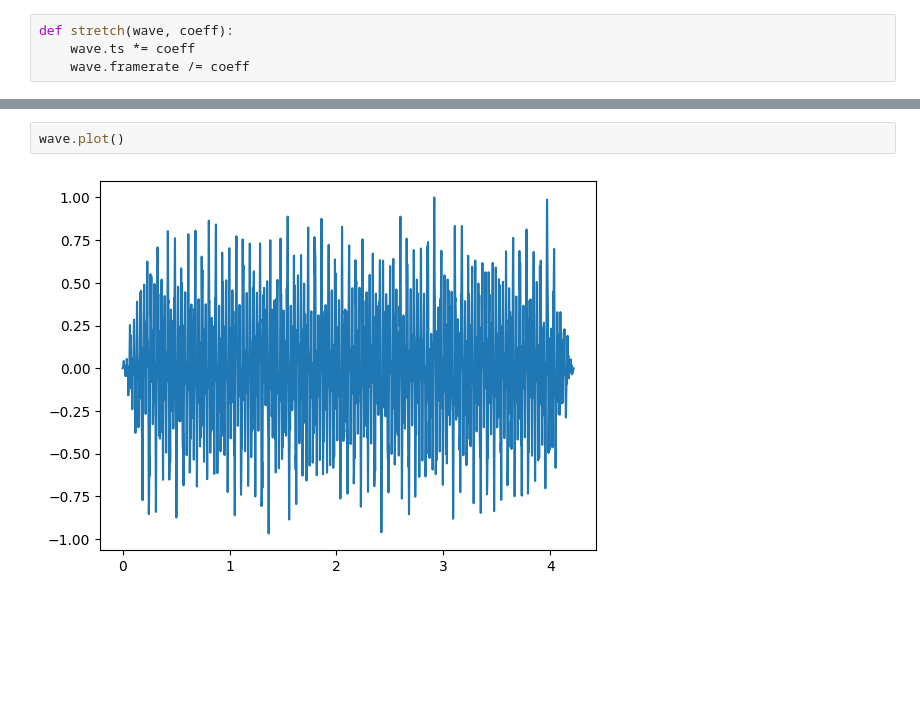
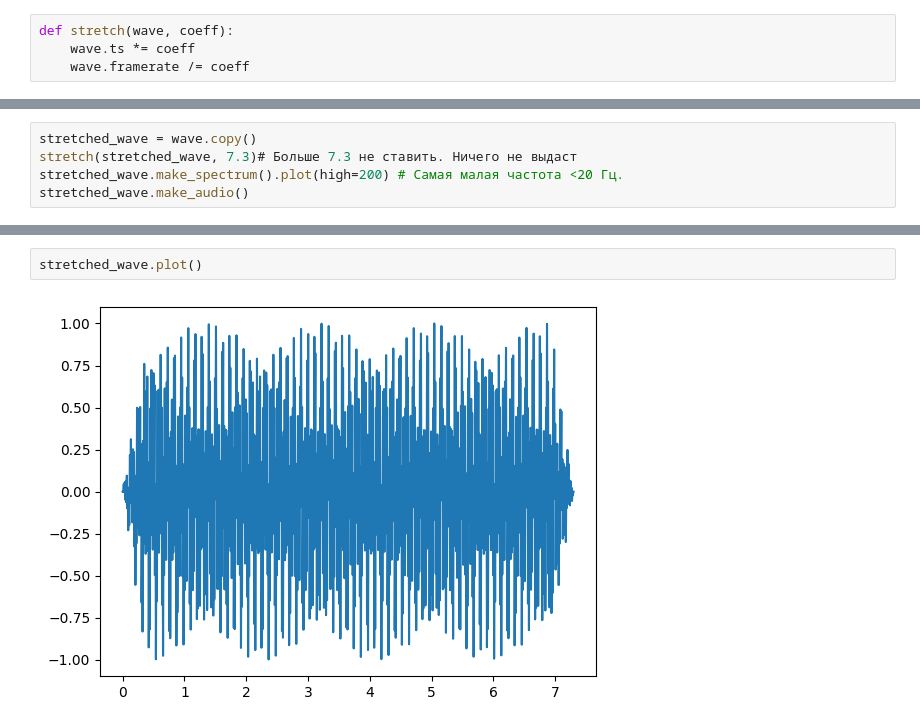
Before and after one commit to UrranQx/ThinkDSP, a Jupyter notebook: code/chap01.ipynb, the cells around one changed output, grey strips where cells are left out. Drawn from its saved outputs; the diff is of its cells as text; blank space fills up the shorter version.

```diff
--- a/code/chap01.ipynb
+++ b/code/chap01.ipynb
@@ -411,0 +407,5 @@ wave.make_audio()
+# %%
+stretched_wave = wave.copy()
+stretch(stretched_wave, 7.3)# Больше 7.3 не ставить. Ничего не выдаст
+stretched_wave.make_spectrum().plot(high=200) # Самая малая частота <20 Гц.
+stretched_wave.make_audio()
@@ -412,4 +415,4 @@ wave.make_audio()
 # %%
-wave.plot()
+stretched_wave.plot()
 # %% [output]
-[figure, old version]
+[figure, new version]
```
Also changed, not shown: parts of 7 cells of this notebook, 3 other files.
